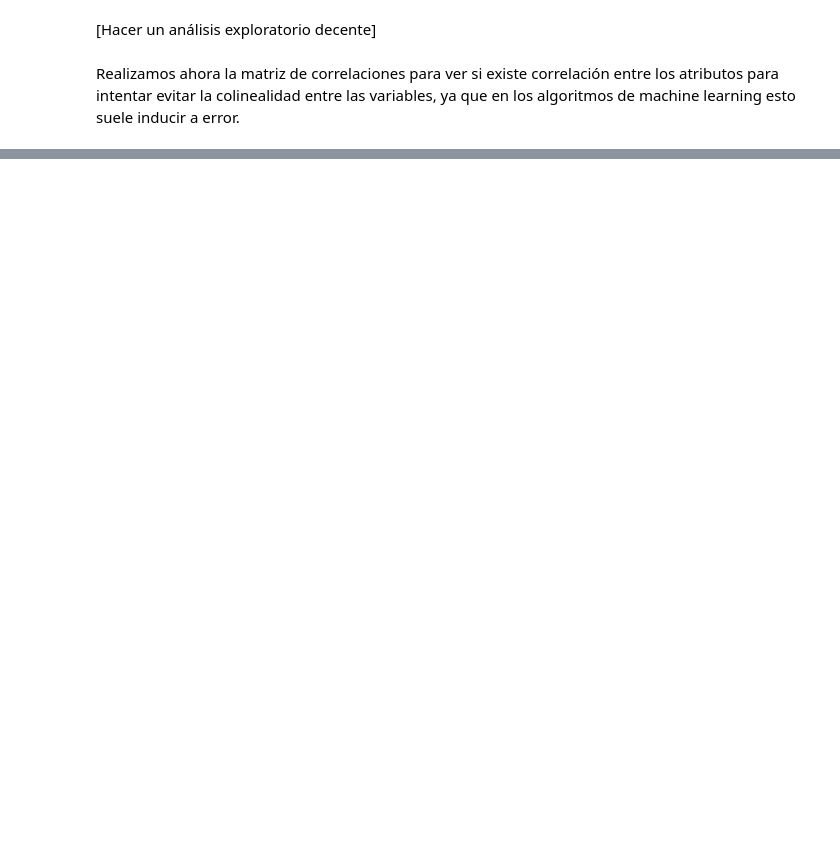
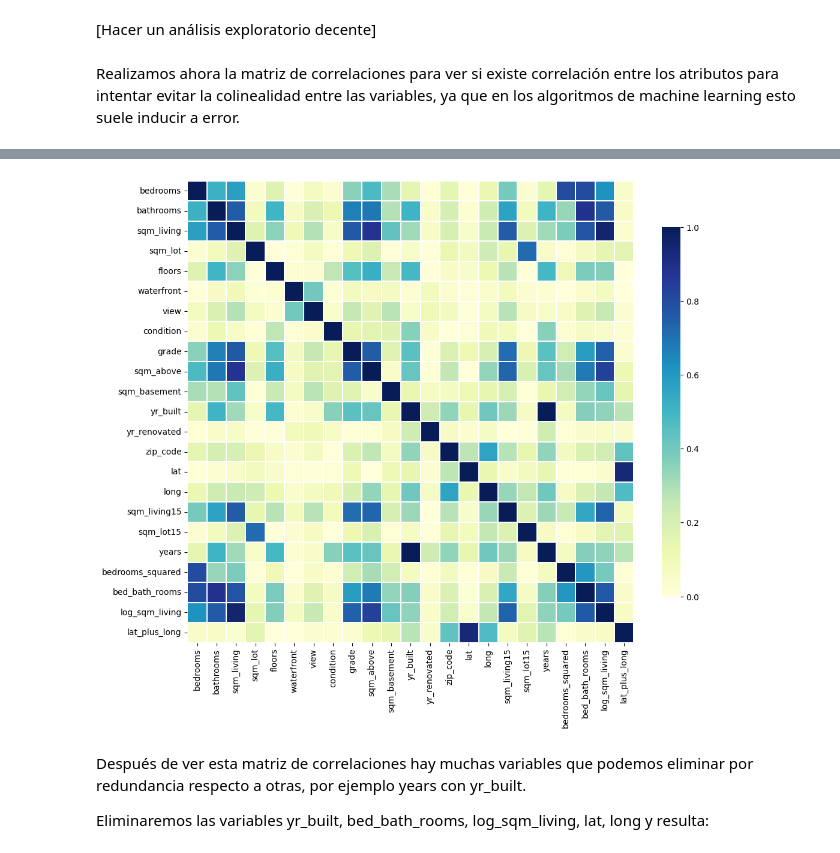
Before and after one commit to DiegoEscanciano/UCM_MACH, a Jupyter notebook: Código/Entrega_DiegoEscanciano.ipynb, the cells around one changed output, grey strips where cells are left out. Cells and saved outputs as stored; diff of their text form; code cells hidden in the pictures; blank space fills up the shorter version.

```diff
--- a/Código/Entrega_DiegoEscanciano.ipynb
+++ b/Código/Entrega_DiegoEscanciano.ipynb
@@ -192,0 +224,20 @@ house_data.corr()
+# %%
+import seaborn as sns
+
+# Compute the correlation matrix
+corr = np.abs(house_data.drop(['price'], axis=1).corr())
+
+# Set up the matplotlib figure
+f, ax = plt.subplots(figsize=(12, 10))
+
+# Draw the heatmap with the mask and correct aspect ratio
+sns.heatmap(corr,vmin = 0.0, vmax=1.0, center=0.5,
+            linewidths=.1, cmap="YlGnBu", cbar_kws={"shrink": .8})
+
+plt.show()
+# %% [output]
+[figure, added]
+# %% [markdown]
+Después de ver esta matriz de correlaciones hay muchas variables que podemos eliminar por redundancia respecto a otras, por ejemplo years con yr_built.
+
+Eliminaremos las variables yr_built, bed_bath_rooms, log_sqm_living, lat, long y resulta:
```
Also changed, not shown: parts of 24 cells of this notebook.
